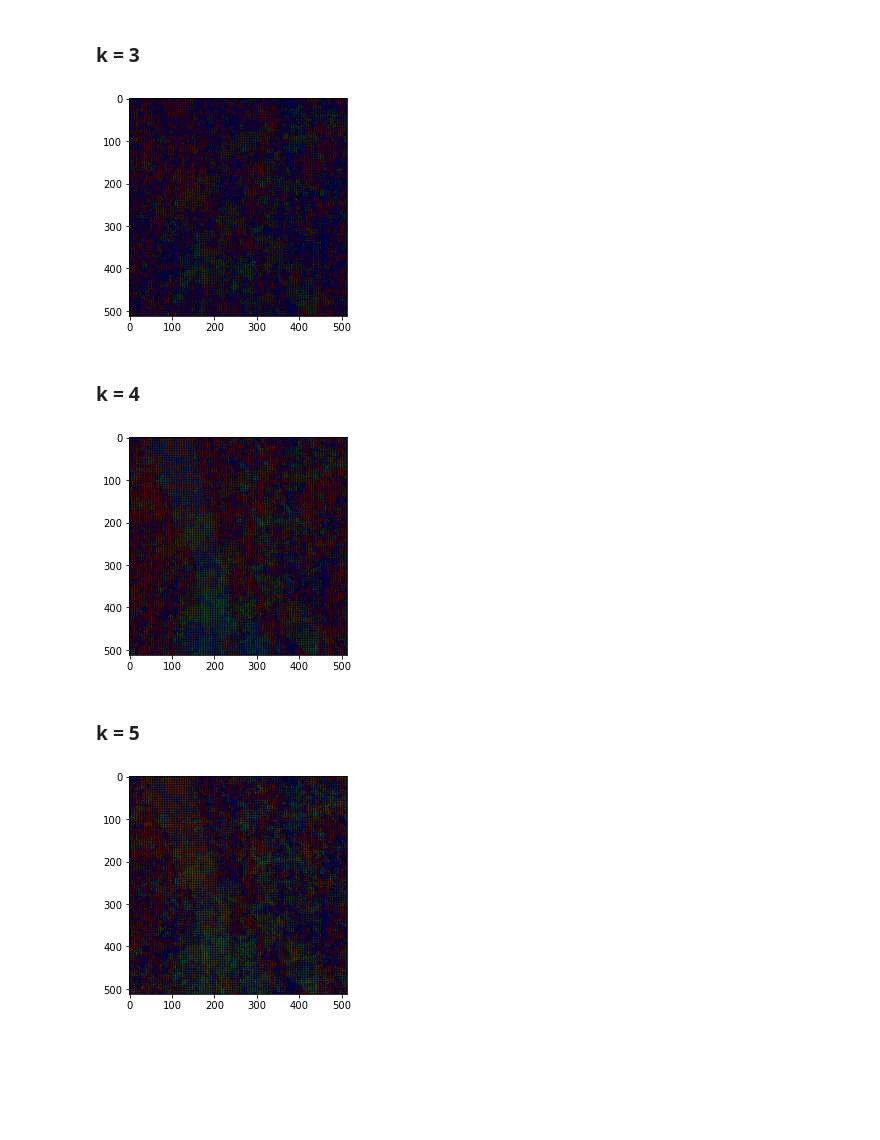
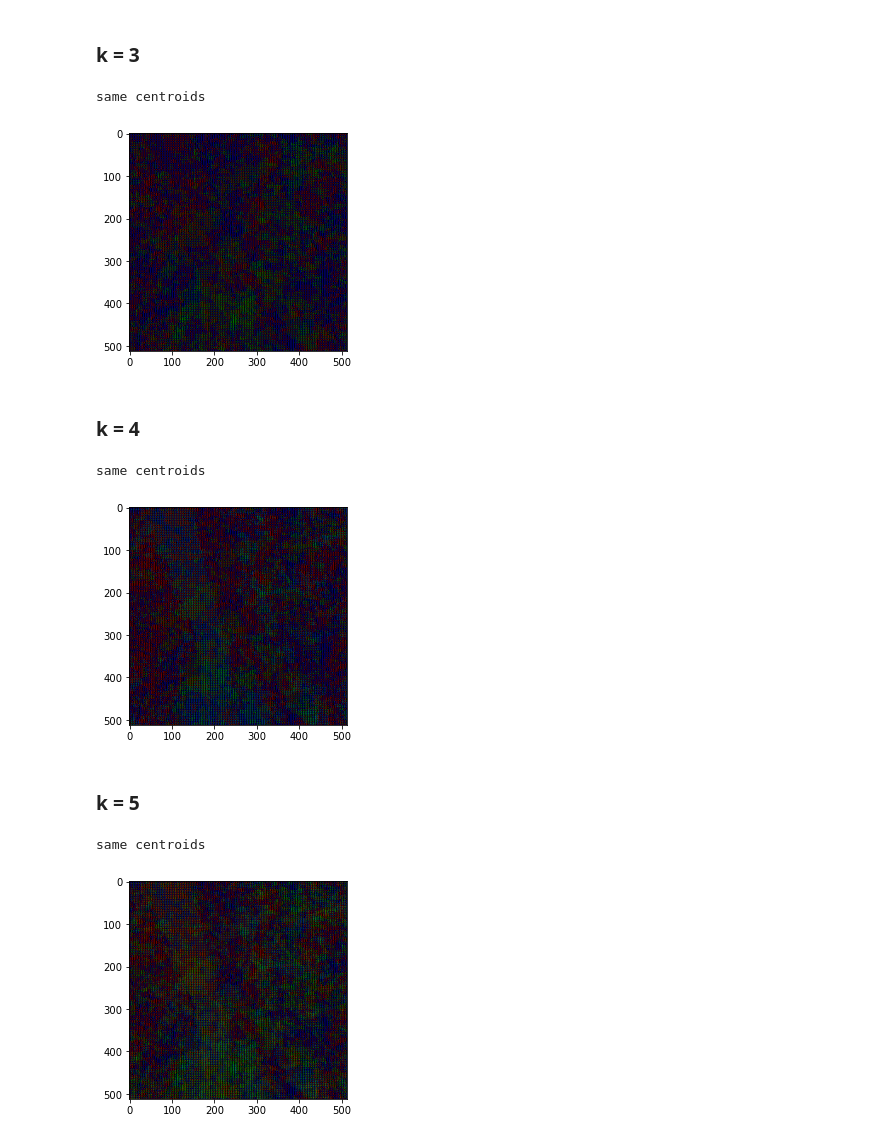
Before and after one commit to ajaybiswas22/k-means-clustering, a Jupyter notebook: src/k_means_code.ipynb, the cells around one changed output. Cells and saved outputs as stored; diff of their text form; code cells hidden in the pictures; blank space fills up the shorter version.

```diff
--- a/src/k_means_code.ipynb
+++ b/src/k_means_code.ipynb
@@ -53,6 +53,9 @@ def updateCentroids(imageinput,classData):
     return updatedCentroids
 # %%
  color = [[255,0,0],[0,255,0],[0,0,255],[0,255,255],[255,255,0]]
+# %%
+# setting threshold
+threshold = 15
 # %%
 k=2
 # %%
@@ -94,7 +97,7 @@ print(centroids)
 ### loop until stopping criteria is met
 # at 11 matched
 count = 0
-while(count < 5):
+while(count < threshold):
     classData = clustering(k,imageinput,centroids)
     updatedCentroids = np.round(updateCentroids(imageinput,classData))
     if (centroids==updatedCentroids).all():
@@ -221,9 +226,10 @@ def kmeans(k,imageinput,coord,threshold):
 ### k = 3
 # %%
 k = 3
-kmeans(k,imageinput,coord,4)
+kmeans(k,imageinput,coord,threshold)
 # %% [output]
+same centroids
-[figure, old version]
+[figure, new version]
 # %%
 # silloutte
 s = np.zeros((512,512))
@@ -235,9 +241,10 @@ silhouette_coeff_3 = np.amax(s)
 ### k = 4
 # %%
 k = 4
-kmeans(k,imageinput,coord,4)
+kmeans(k,imageinput,coord,threshold)
 # %% [output]
+same centroids
-[figure, old version]
+[figure, new version]
 # %%
 # silloutte
 s = np.zeros((512,512))
@@ -249,9 +256,10 @@ silhouette_coeff_4 = np.amax(s)
 ### k = 5
 # %%
 k = 5
-kmeans(k,imageinput,coord,4)
+kmeans(k,imageinput,coord,threshold)
 # %% [output]
+same centroids
-[figure, old version]
+[figure, new version]
 # %%
 # silhouette
 s = np.zeros((512,512))
```
Also changed, not shown: parts of 5 cells of this notebook.
